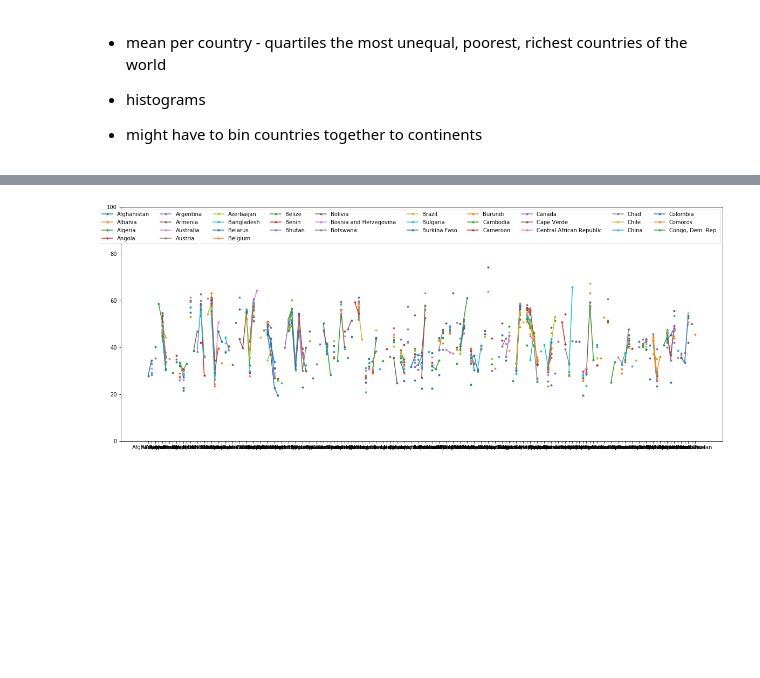
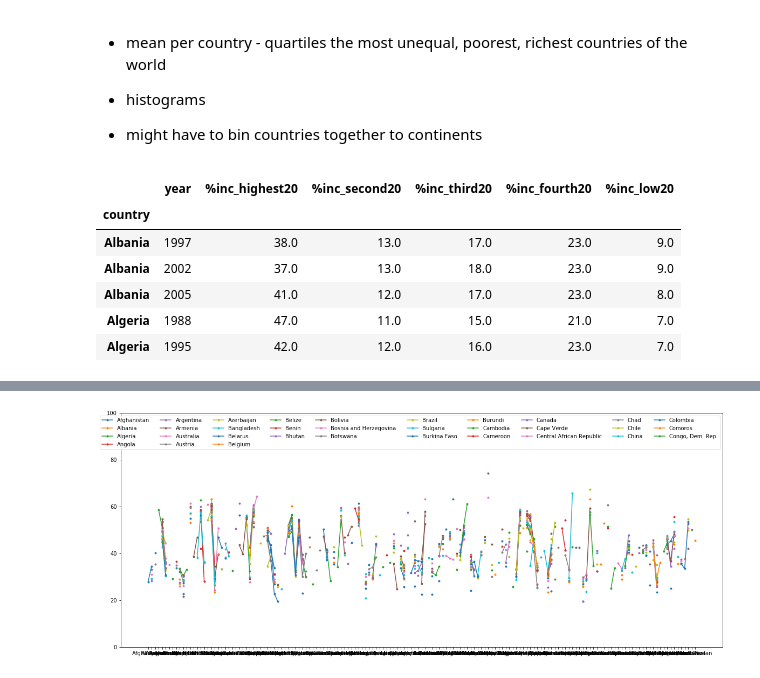
Before and after one commit to maniaclogic/income_disparities, a Jupyter notebook: income_dis/Income_disparities.ipynb, the cells around one changed output, grey strips where cells are left out. Cells and saved outputs as stored; diff of their text form; code cells hidden in the pictures; blank space fills up the shorter version.

```diff
--- a/income_dis/Income_disparities.ipynb
+++ b/income_dis/Income_disparities.ipynb
@@ -61,3 +59,13 @@ df_inc[['%inc_highest20', '%inc_second20', '%inc_third20', '%inc_fourth20', '%in
+# %%
+df_inc.head()
+# %% [output]
+|  | year | %inc_highest20 | %inc_second20 | %inc_third20 | %inc_fourth20 | %inc_low20 |
+| country |  |  |  |  |  |  |
+| Albania | 1997 | 38.0 | 13.0 | 17.0 | 23.0 | 9.0 |
+| Albania | 2002 | 37.0 | 13.0 | 18.0 | 23.0 | 9.0 |
+| Albania | 2005 | 41.0 | 12.0 | 17.0 | 23.0 | 8.0 |
+| Algeria | 1988 | 47.0 | 11.0 | 15.0 | 21.0 | 7.0 |
+| Algeria | 1995 | 42.0 | 12.0 | 16.0 | 23.0 | 7.0 |
 # %%
 snum = num_bill.stack()
 srel = rel_num_bill.stack()
```
Also changed, not shown: parts of 6 cells of this notebook.
